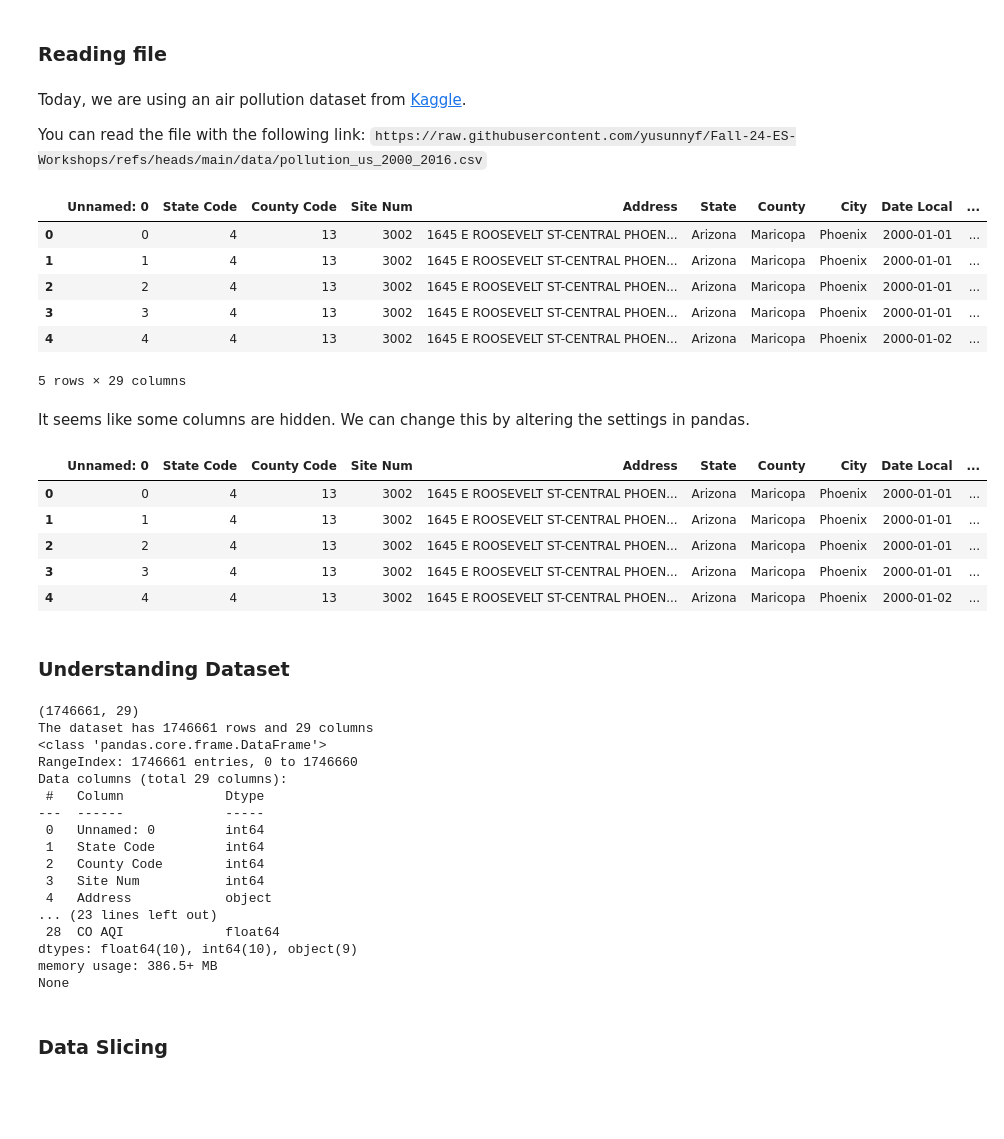
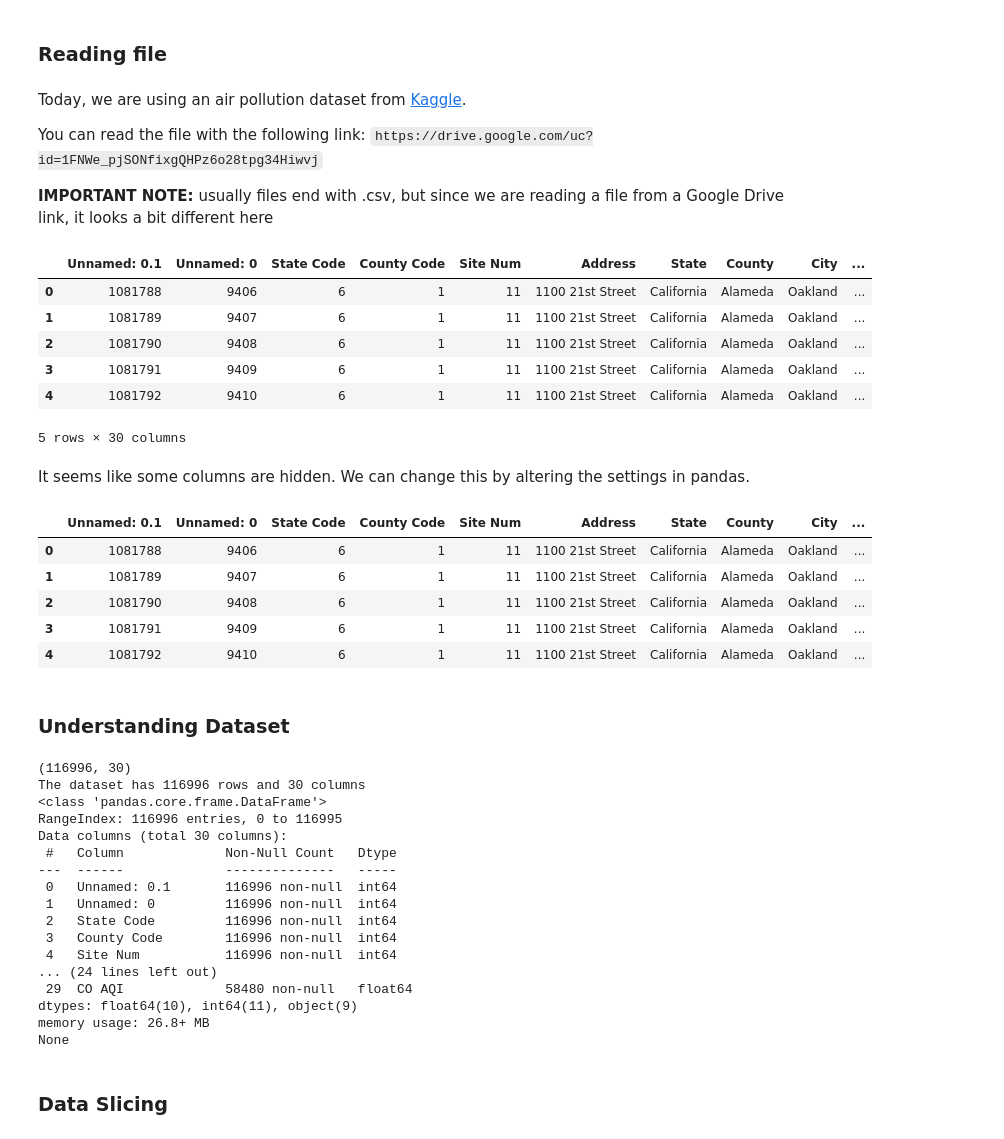
Before and after one commit to yusunnyf/Fall-24-ES-Workshops, a Jupyter notebook: Getting started with Python/workshop1_answers.ipynb, the cells around one changed output. Saved outputs shown, nothing was run; the diff lists cells and outputs as text; code cells hidden in the pictures; blank space fills up the shorter version.

```diff
--- a/Getting started with Python/workshop1_answers.ipynb
+++ b/Getting started with Python/workshop1_answers.ipynb
@@ -197,20 +204,22 @@ print(list2_mean)
 # %% [markdown]
 Today, we are using an air pollution dataset from [Kaggle](https://www.kaggle.com/datasets/sogun3/uspollution/data).
 
-You can read the file with the following link: `https://raw.githubusercontent.com/yusunnyf/Fall-24-ES-Workshops/refs/heads/main/data/pollution_us_2000_2016.csv`
+You can read the file with the following link: `https://drive.google.com/uc?id=1FNWe_pjSONfixgQHPz6o28tpg34Hiwvj`
+
+**IMPORTANT NOTE:** usually files end with .csv, but since we are reading a file from a Google Drive link, it looks a bit different here
 # %%
 # TODO: your turn
-# read the dataset using the link provided above
-df = pd.read_csv("../data/pollution_us_2000_2016.csv")
+# copy and paste the link provided above to the blank
+df = pd.read_csv("https://drive.google.com/uc?id=1FNWe_pjSONfixgQHPz6o28tpg34Hiwvj")
 df.head(5)
 # %% [output]
-|  | Unnamed: 0 | State Code | County Code | Site Num | Address | State | County | City | Date Local | ... |
-| 0 | 0 | 4 | 13 | 3002 | 1645 E ROOSEVELT ST-CENTRAL PHOEN... | Arizona | Maricopa | Phoenix | 2000-01-01 | ... |
-| 1 | 1 | 4 | 13 | 3002 | 1645 E ROOSEVELT ST-CENTRAL PHOEN... | Arizona | Maricopa | Phoenix | 2000-01-01 | ... |
-| 2 | 2 | 4 | 13 | 3002 | 1645 E ROOSEVELT ST-CENTRAL PHOEN... | Arizona | Maricopa | Phoenix | 2000-01-01 | ... |
-| 3 | 3 | 4 | 13 | 3002 | 1645 E ROOSEVELT ST-CENTRAL PHOEN... | Arizona | Maricopa | Phoenix | 2000-01-01 | ... |
-| 4 | 4 | 4 | 13 | 3002 | 1645 E ROOSEVELT ST-CENTRAL PHOEN... | Arizona | Maricopa | Phoenix | 2000-01-02 | ... |
+|  | Unnamed: 0.1 | Unnamed: 0 | State Code | County Code | Site Num | Address | State | County | City | ... |
+| 0 | 1081788 | 9406 | 6 | 1 | 11 | 1100 21st Street | California | Alameda | Oakland | ... |
+| 1 | 1081789 | 9407 | 6 | 1 | 11 | 1100 21st Street | California | Alameda | Oakland | ... |
+| 2 | 1081790 | 9408 | 6 | 1 | 11 | 1100 21st Street | California | Alameda | Oakland | ... |
+| 3 | 1081791 | 9409 | 6 | 1 | 11 | 1100 21st Street | California | Alameda | Oakland | ... |
+| 4 | 1081792 | 9410 | 6 | 1 | 11 | 1100 21st Street | California | Alameda | Oakland | ... |
-5 rows × 29 columns
+5 rows × 30 columns
 # %% [markdown]
 It seems like some columns are hidden. We can change this by altering the settings in pandas.
 # %%
@@ -220,12 +229,12 @@ pd.set_option("display.max_columns", None)
 # display again to see difference, what do you expect?
 df.head(5)
 # %% [output]
-|  | Unnamed: 0 | State Code | County Code | Site Num | Address | State | County | City | Date Local | ... |
-| 0 | 0 | 4 | 13 | 3002 | 1645 E ROOSEVELT ST-CENTRAL PHOEN... | Arizona | Maricopa | Phoenix | 2000-01-01 | ... |
-| 1 | 1 | 4 | 13 | 3002 | 1645 E ROOSEVELT ST-CENTRAL PHOEN... | Arizona | Maricopa | Phoenix | 2000-01-01 | ... |
-| 2 | 2 | 4 | 13 | 3002 | 1645 E ROOSEVELT ST-CENTRAL PHOEN... | Arizona | Maricopa | Phoenix | 2000-01-01 | ... |
-| 3 | 3 | 4 | 13 | 3002 | 1645 E ROOSEVELT ST-CENTRAL PHOEN... | Arizona | Maricopa | Phoenix | 2000-01-01 | ... |
-| 4 | 4 | 4 | 13 | 3002 | 1645 E ROOSEVELT ST-CENTRAL PHOEN... | Arizona | Maricopa | Phoenix | 2000-01-02 | ... |
+|  | Unnamed: 0.1 | Unnamed: 0 | State Code | County Code | Site Num | Address | State | County | City | ... |
+| 0 | 1081788 | 9406 | 6 | 1 | 11 | 1100 21st Street | California | Alameda | Oakland | ... |
+| 1 | 1081789 | 9407 | 6 | 1 | 11 | 1100 21st Street | California | Alameda | Oakland | ... |
+| 2 | 1081790 | 9408 | 6 | 1 | 11 | 1100 21st Street | California | Alameda | Oakland | ... |
+| 3 | 1081791 | 9409 | 6 | 1 | 11 | 1100 21st Street | California | Alameda | Oakland | ... |
+| 4 | 1081792 | 9410 | 6 | 1 | 11 | 1100 21st Street | California | Alameda | Oakland | ... |
 # %% [markdown]
 ### Understanding Dataset
 # %%
@@ -238,22 +247,22 @@ print(f"The dataset has {df.shape[0]} rows and {df.shape[1]} columns")
 # this allows you to see the column names, datatype, and memory usage (not important for our purpose) of our dataset
 print(df.info())
 # %% [output]
-(1746661, 29)
-The dataset has 1746661 rows and 29 columns
+(116996, 30)
+The dataset has 116996 rows and 30 columns
 <class 'pandas.core.frame.DataFrame'>
-RangeIndex: 1746661 entries, 0 to 1746660
-Data columns (total 29 columns):
- #   Column             Dtype
----  ------             -----
- 0   Unnamed: 0         int64
- 1   State Code         int64
- 2   County Code        int64
- 3   Site Num           int64
- 4   Address            object
-... (23 lines left out)
- 28  CO AQI             float64
-dtypes: float64(10), int64(10), object(9)
-memory usage: 386.5+ MB
+RangeIndex: 116996 entries, 0 to 116995
+Data columns (total 30 columns):
+ #   Column             Non-Null Count   Dtype
+---  ------             --------------   -----
+ 0   Unnamed: 0.1       116996 non-null  int64
+ 1   Unnamed: 0         116996 non-null  int64
+ 2   State Code         116996 non-null  int64
+ 3   County Code        116996 non-null  int64
+ 4   Site Num           116996 non-null  int64
+... (24 lines left out)
+ 29  CO AQI             58480 non-null   float64
+dtypes: float64(10), int64(11), object(9)
+memory usage: 26.8+ MB
 None
 # %% [markdown]
 ### Data Slicing
```
Also changed, not shown: parts of 19 cells of this notebook, 5 other files.
